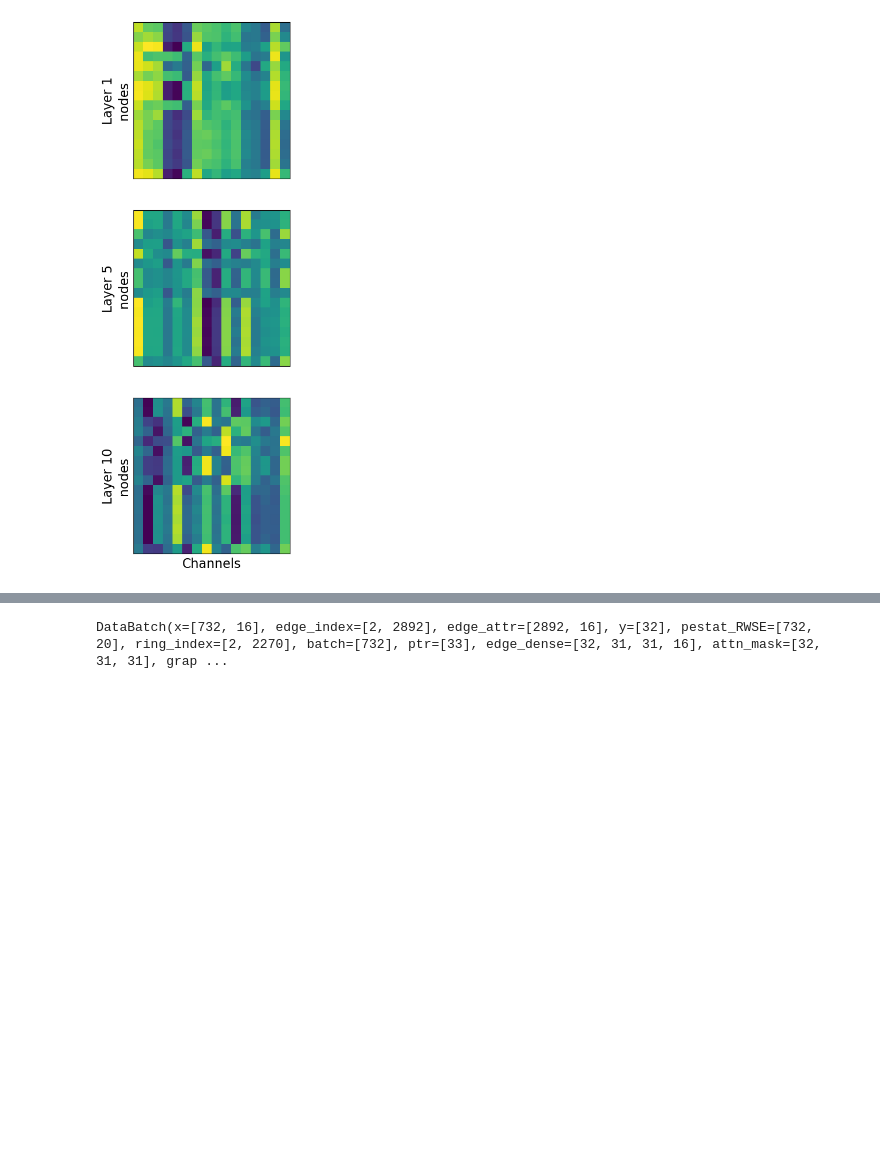
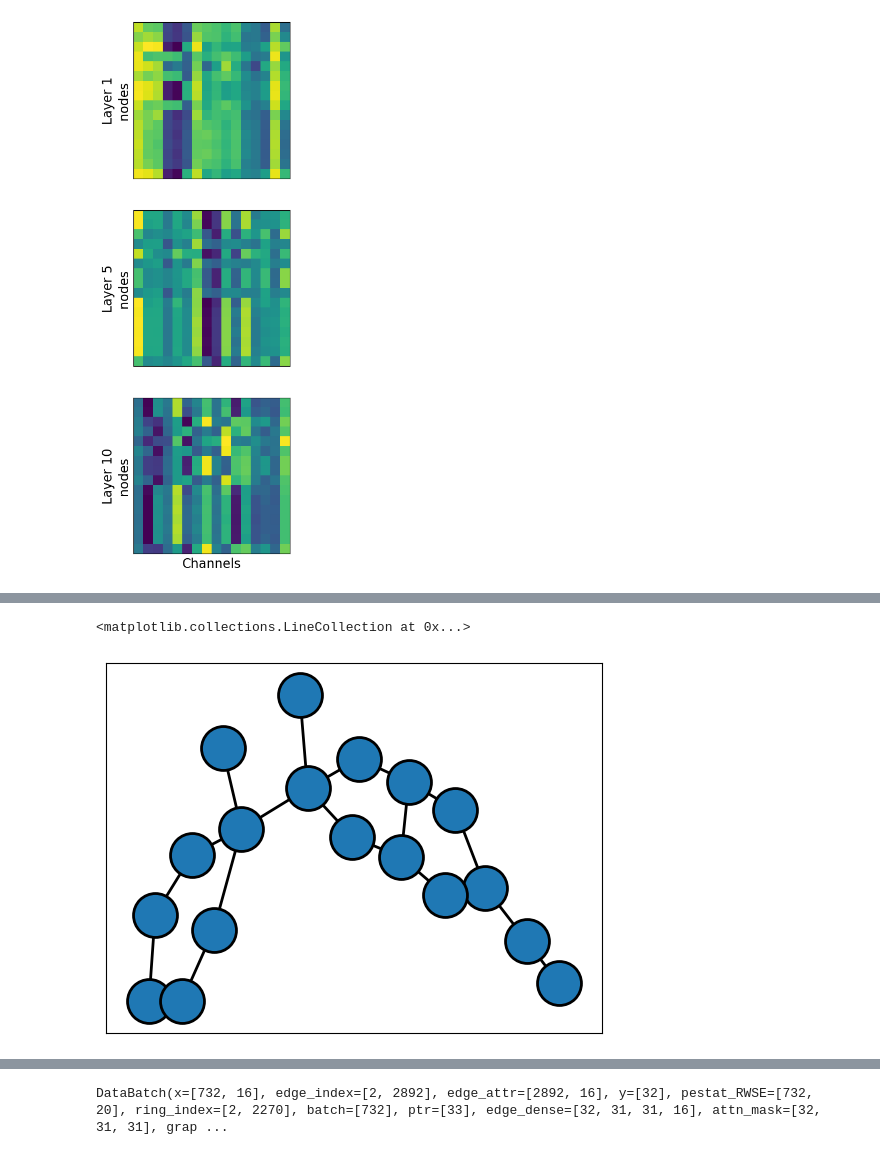
Before and after one commit to rmenegaux/GraphGPS, a Jupyter notebook: att_maps.ipynb, the cells around one changed output, grey strips where cells are left out. Drawn from its saved outputs; the diff is of its cells as text; code cells hidden in the pictures; blank space fills up the shorter version.

```diff
--- a/att_maps.ipynb
+++ b/att_maps.ipynb
@@ -443,0 +451,16 @@ tensor([  0,  16,  39,  63,  85, 105, 128, 144, 166, 184, 207, 233, 254, 277,
+# %%
+pos = nx.layout.spectral_layout(graph, center=(0,0))
+pos = nx.spring_layout(graph, pos=pos, iterations=50)
+# graph.add_nodes_from([16,17])
+# graph.nodes[16]['pos'] = (0,0)
+# graph.nodes[17]['pos'] = (0,0)
+# graph.add_edge(16,0)
+# graph.add_edge(16,17)
+nx.draw_networkx_nodes(graph, pos, #node_color=colors, alpha=transparency,
+                           linewidths=2, node_size=1000, edgecolors='black',
+                           cmap='viridis')
+# fig.colorbar(im,ax=ax)
+nx.draw_networkx_edges(graph, pos, width=2)
+# %% [output]
+<matplotlib.collections.LineCollection at 0x...>
+[figure, added]
```
Also changed, not shown: parts of 63 cells of this notebook.
